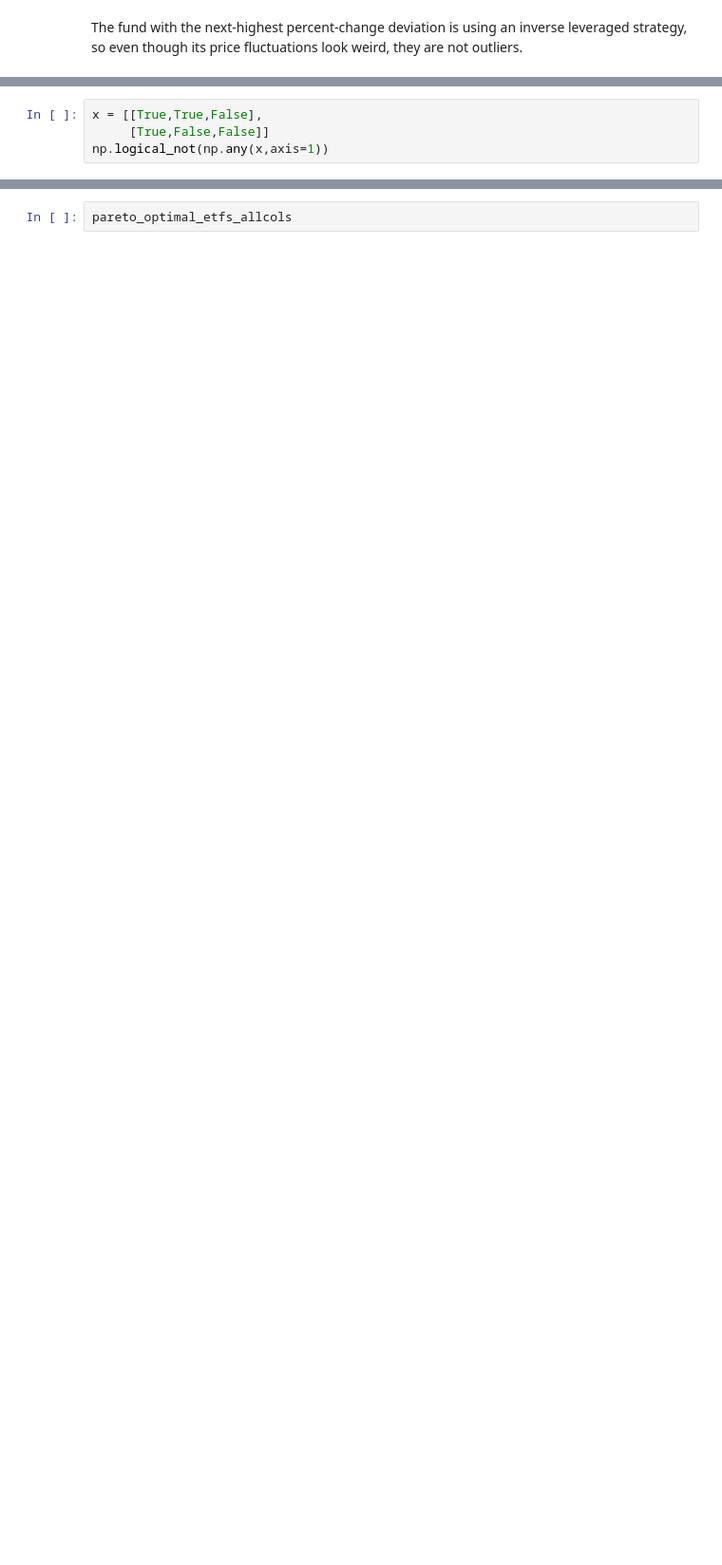
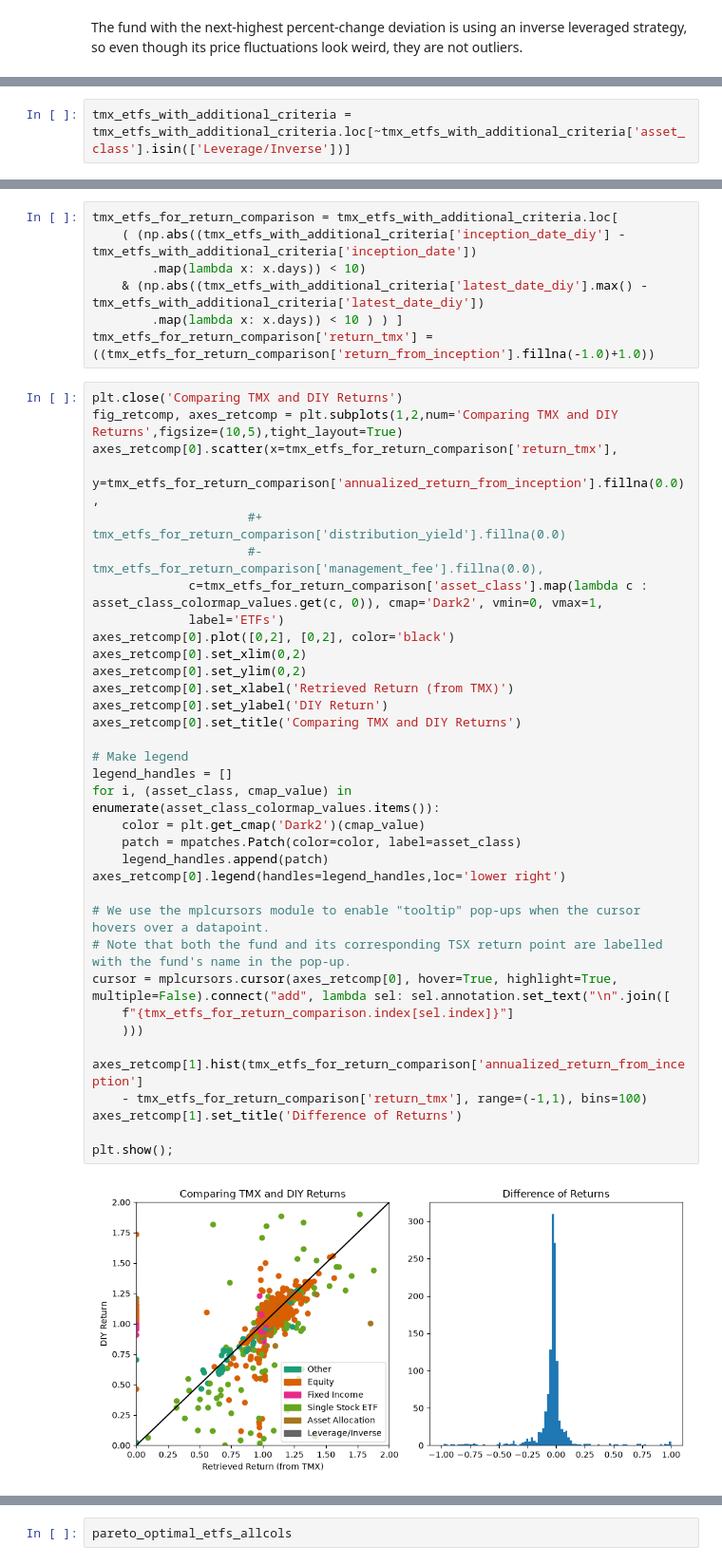
Before and after one commit to apetre/show-your-work, a Jupyter notebook: Choosing_an_ETF.ipynb, the cells around one changed output, grey strips where cells are left out. Shown at 95% size. Drawn from its saved outputs; the diff is of its cells as text; blank space fills up the shorter version.

```diff
--- a/Choosing_an_ETF.ipynb
+++ b/Choosing_an_ETF.ipynb
@@ -932,4 +928,0 @@ plt.show();
-# %%
-x = [[True,True,False],
-     [True,False,False]]
-np.logical_not(np.any(x,axis=1))
@@ -966,0 +933,2 @@ etfs_for_optim_np =etfs_for_optim.to_numpy()
+# %%
+tmx_etfs_with_additional_criteria = tmx_etfs_with_additional_criteria.loc[~tmx_etfs_with_additional_criteria['asset_class'].isin(['Leverage/Inverse'])]
@@ -966,0 +937,44 @@ etfs_for_optim_np =etfs_for_optim.to_numpy()
+# %%
+tmx_etfs_for_return_comparison = tmx_etfs_with_additional_criteria.loc[
+    ( (np.abs((tmx_etfs_with_additional_criteria['inception_date_diy'] - tmx_etfs_with_additional_criteria['inception_date'])
+        .map(lambda x: x.days)) < 10)
+    & (np.abs((tmx_etfs_with_additional_criteria['latest_date_diy'].max() - tmx_etfs_with_additional_criteria['latest_date_diy'])
+        .map(lambda x: x.days)) < 10 ) ) ]
+tmx_etfs_for_return_comparison['return_tmx'] = ((tmx_etfs_for_return_comparison['return_from_inception'].fillna(-1.0)+1.0))
+# %%
+plt.close('Comparing TMX and DIY Returns')
+fig_retcomp, axes_retcomp = plt.subplots(1,2,num='Comparing TMX and DIY Returns',figsize=(10,5),tight_layout=True)
+axes_retcomp[0].scatter(x=tmx_etfs_for_return_comparison['return_tmx'],
+                     y=tmx_etfs_for_return_comparison['annualized_return_from_inception'].fillna(0.0),
+                     #+ tmx_etfs_for_return_comparison['distribution_yield'].fillna(0.0)
+                     #- tmx_etfs_for_return_comparison['management_fee'].fillna(0.0),
+             c=tmx_etfs_for_return_comparison['asset_class'].map(lambda c : asset_class_colormap_values.get(c, 0)), cmap='Dark2', vmin=0, vmax=1,
+             label='ETFs')
+axes_retcomp[0].plot([0,2], [0,2], color='black')
+axes_retcomp[0].set_xlim(0,2)
+axes_retcomp[0].set_ylim(0,2)
+axes_retcomp[0].set_xlabel('Retrieved Return (from TMX)')
+axes_retcomp[0].set_ylabel('DIY Return')
+axes_retcomp[0].set_title('Comparing TMX and DIY Returns')
+
+# Make legend
+legend_handles = []
+for i, (asset_class, cmap_value) in enumerate(asset_class_colormap_values.items()):
+    color = plt.get_cmap('Dark2')(cmap_value)
+    patch = mpatches.Patch(color=color, label=asset_class)
+    legend_handles.append(patch)
+axes_retcomp[0].legend(handles=legend_handles,loc='lower right')
+
+# We use the mplcursors module to enable "tooltip" pop-ups when the cursor hovers over a datapoint.
+# Note that both the fund and its corresponding TSX return point are labelled with the fund's name in the pop-up.
+cursor = mplcursors.cursor(axes_retcomp[0], hover=True, highlight=True, multiple=False).connect("add", lambda sel: sel.annotation.set_text("\n".join([
+    f"{tmx_etfs_for_return_comparison.index[sel.index]}"]
+    )))
+
+axes_retcomp[1].hist(tmx_etfs_for_return_comparison['annualized_return_from_inception']
+    - tmx_etfs_for_return_comparison['return_tmx'], range=(-1,1), bins=100)
+axes_retcomp[1].set_title('Difference of Returns')
+
+plt.show();
+# %% [output]
+[figure, added]
```
Also changed, not shown: parts of 36 cells of this notebook.
